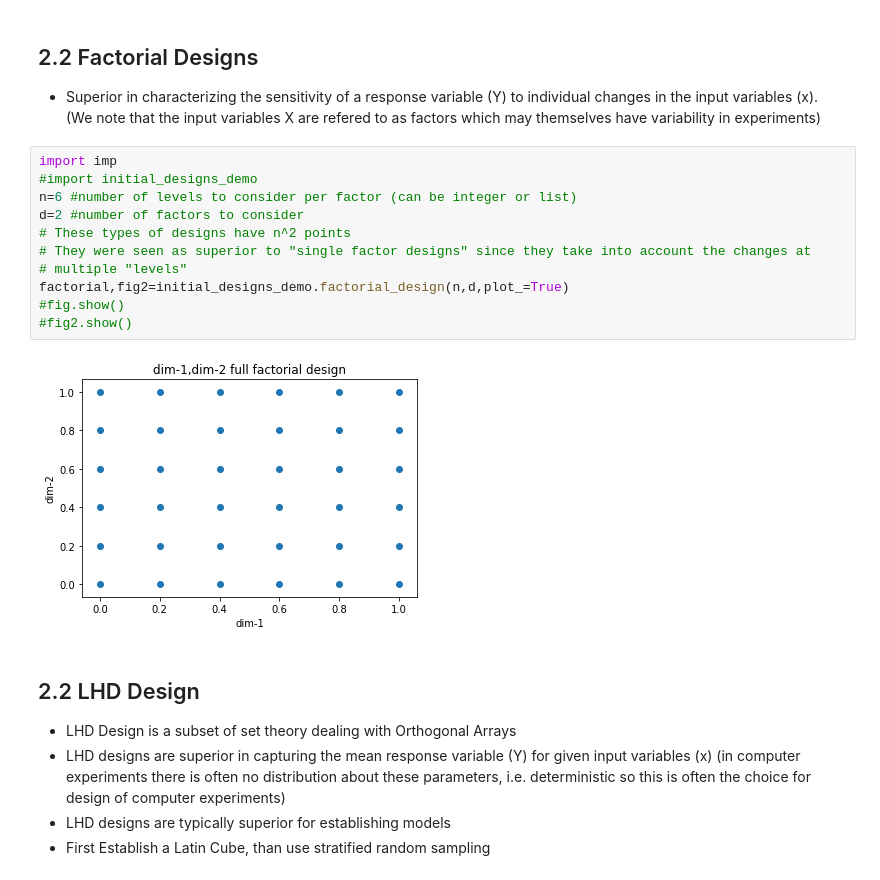
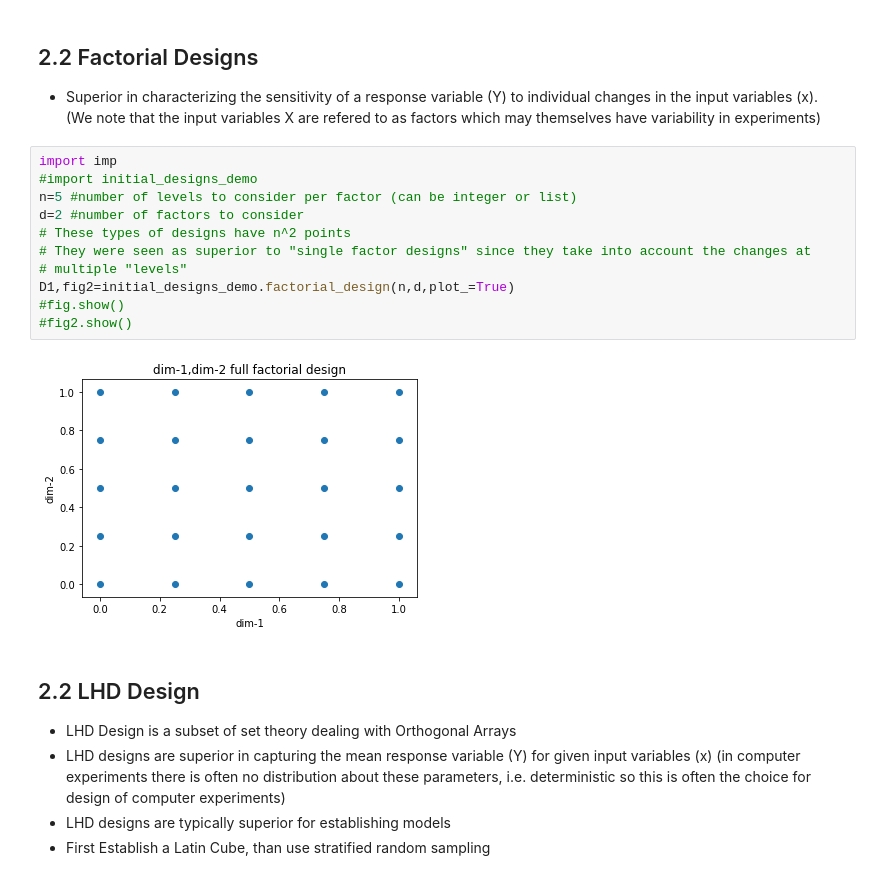
Before and after one commit to Jimmy-INL/Bayes-GP_demos, a Jupyter notebook: MATinfoDOE.ipynb, the cells around one changed output. Drawn from its saved outputs; the diff is of its cells as text.

```diff
--- a/MATinfoDOE.ipynb
+++ b/MATinfoDOE.ipynb
@@ -27,16 +30,16 @@ import imp
 # %%
 import imp
 #import initial_designs_demo
-n=6 #number of levels to consider per factor (can be integer or list)
+n=5 #number of levels to consider per factor (can be integer or list)
 d=2 #number of factors to consider
 # These types of designs have n^2 points
 # They were seen as superior to "single factor designs" since they take into account the changes at
 # multiple "levels"
-factorial,fig2=initial_designs_demo.factorial_design(n,d,plot_=True)
+D1,fig2=initial_designs_demo.factorial_design(n,d,plot_=True)
 #fig.show()
 #fig2.show()
 # %% [output]
-[figure, old version]
+[figure, new version]
 # %% [markdown]
 ## 2.2 LHD Design
 * LHD Design is a subset of set theory dealing with Orthogonal Arrays
```
Also changed, not shown: parts of 9 cells of this notebook, 2 other files.
